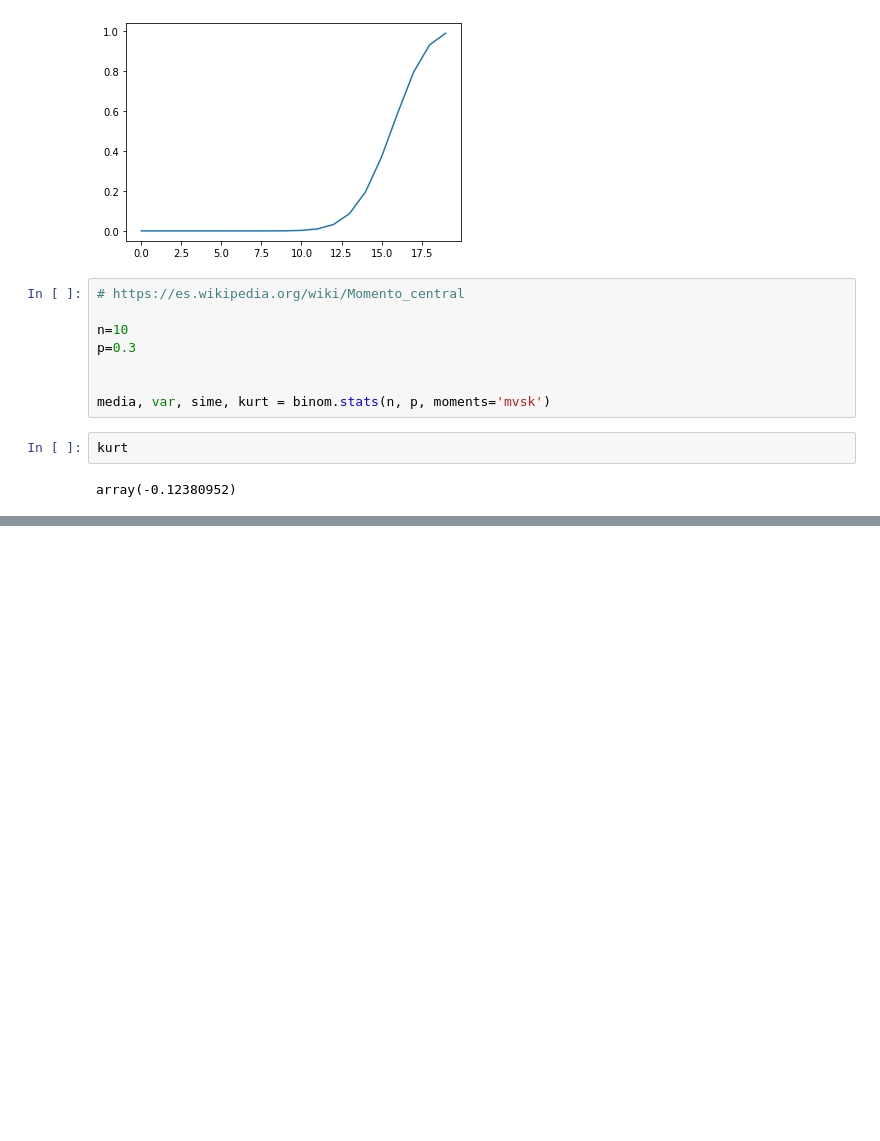
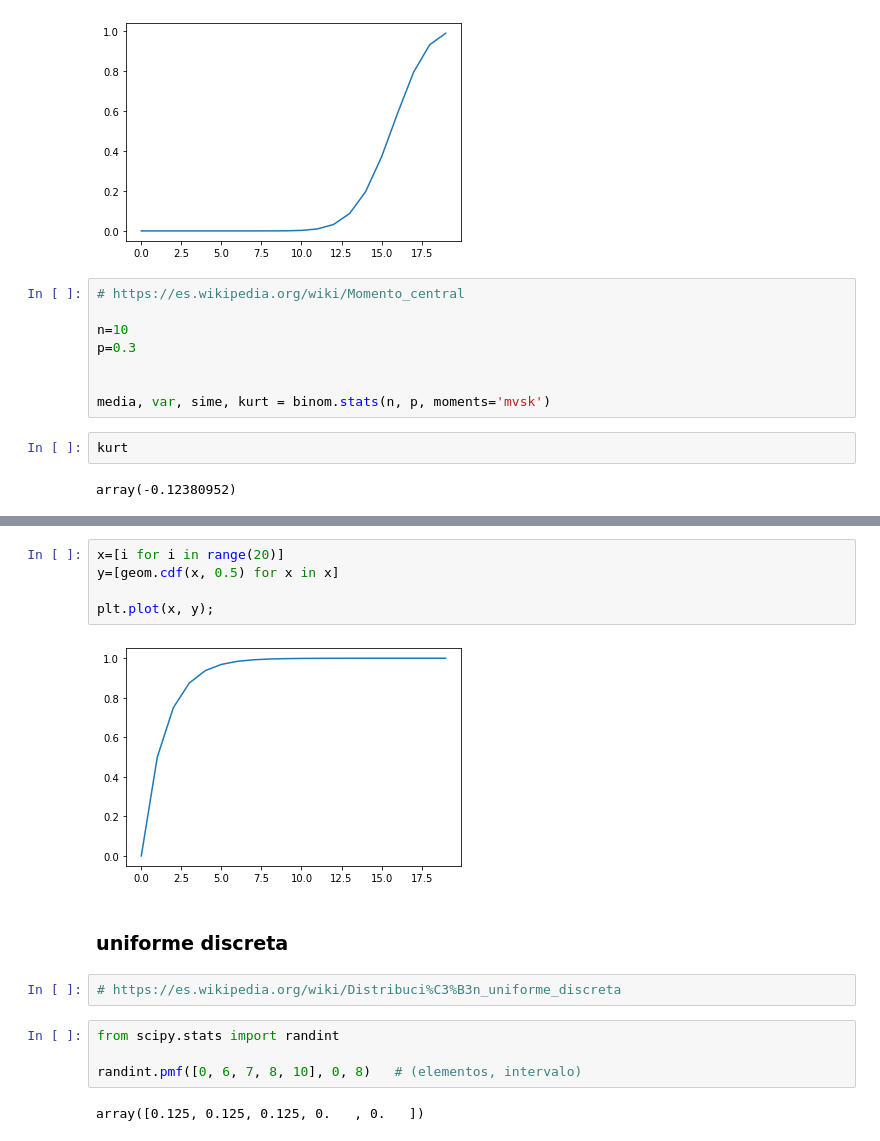
Before and after one commit to YonatanRA/clases_datamex0320, a Jupyter notebook: w5_d1 - Intro PyE.ipynb, the cells around one changed output, grey strips where cells are left out. Saved outputs shown, nothing was run; the diff lists cells and outputs as text; blank space fills up the shorter version.

```diff
--- a/w5_d1 - Intro PyE.ipynb
+++ b/w5_d1 - Intro PyE.ipynb
@@ -63,0 +116,17 @@ array(-0.12380952)
+# %%
+x=[i for i in range(20)]
+y=[geom.cdf(x, 0.5) for x in x]
+
+plt.plot(x, y);
+# %% [output]
+[figure, added]
+# %% [markdown]
+### uniforme discreta
+# %%
+# https://es.wikipedia.org/wiki/Distribuci%C3%B3n_uniforme_discreta
+# %%
+from scipy.stats import randint
+
+randint.pmf([0, 6, 7, 8, 10], 0, 8)   # (elementos, intervalo)
+# %% [output]
+array([0.125, 0.125, 0.125, 0.   , 0.   ])
```
Also changed, not shown: parts of 37 cells of this notebook.
